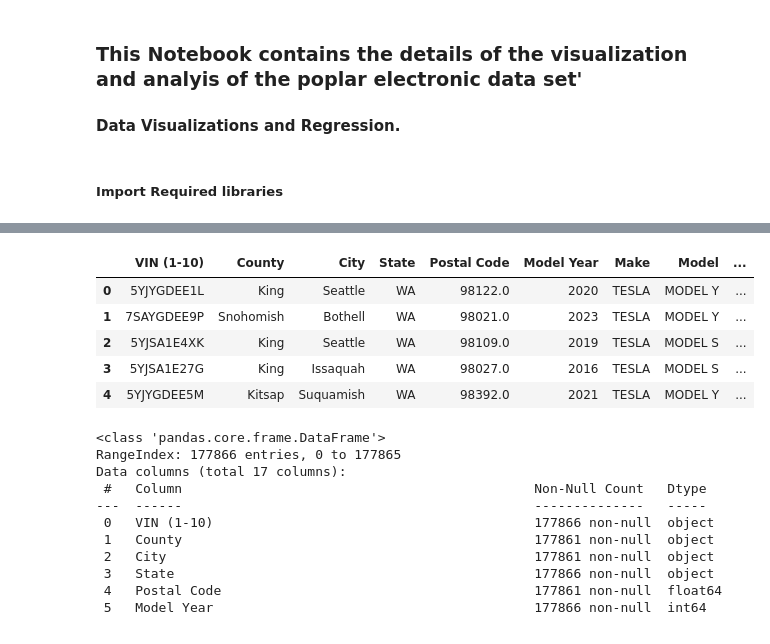
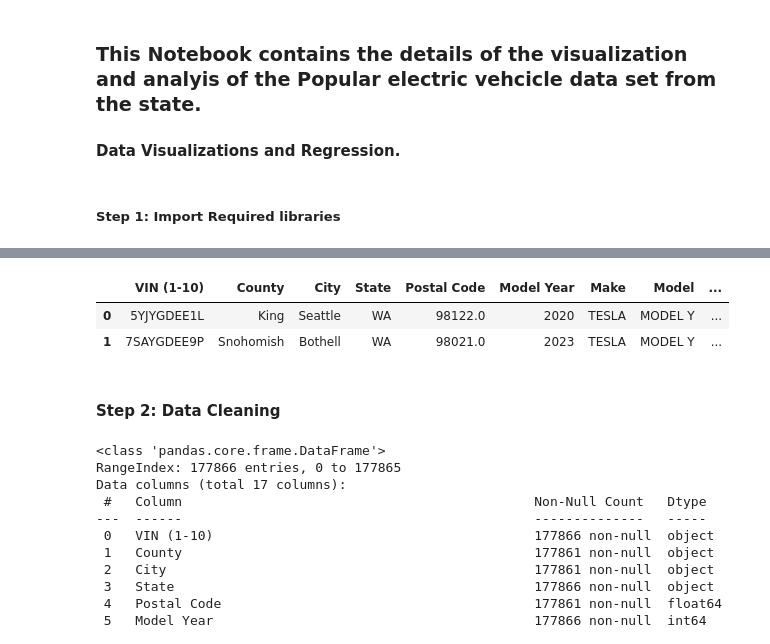
Before and after one commit to moyinajayi/ElectronicVehicleAnalysis, a Jupyter notebook: EV_Analysis.ipynb, the cells around one changed output, grey strips where cells are left out. Drawn from its saved outputs; the diff is of its cells as text; code cells hidden in the pictures.

```diff
--- a/EV_Analysis.ipynb
+++ b/EV_Analysis.ipynb
@@ -1,8 +1,8 @@
 # %% [markdown]
-### This Notebook contains the details of the visualization and analyis of the poplar electronic data set'
+### This Notebook contains the details of the visualization and analyis of the Popular electric vehcicle data set from the state.
 #### Data Visualizations and Regression.
 # %% [markdown]
-##### Import Required libraries
+##### Step 1:  Import Required libraries
 # %%
 import pandas as pd
 import numpy as np
@@ -20,15 +20,15 @@ output_notebook()
 [interactive output not drawn]
 [interactive output not drawn]
 # %%
+#Ref Dataset: https://catalog.data.gov/dataset/electric-vehicle-population-data
 df = pd.read_csv(r'Electric_Vehicle_Population_Data.csv')
-df.head()
+df.head(2)
 # %% [output]
 |  | VIN (1-10) | County | City | State | Postal Code | Model Year | Make | Model | ... |
 | 0 | 5YJYGDEE1L | King | Seattle | WA | 98122.0 | 2020 | TESLA | MODEL Y | ... |
 | 1 | 7SAYGDEE9P | Snohomish | Bothell | WA | 98021.0 | 2023 | TESLA | MODEL Y | ... |
-| 2 | 5YJSA1E4XK | King | Seattle | WA | 98109.0 | 2019 | TESLA | MODEL S | ... |
-| 3 | 5YJSA1E27G | King | Issaquah | WA | 98027.0 | 2016 | TESLA | MODEL S | ... |
-| 4 | 5YJYGDEE5M | Kitsap | Suquamish | WA | 98392.0 | 2021 | TESLA | MODEL Y | ... |
+# %% [markdown]
+#### Step 2: Data Cleaning
 # %%
 #View columns and data types
 df.info()
```
Also changed, not shown: parts of 33 cells of this notebook.
